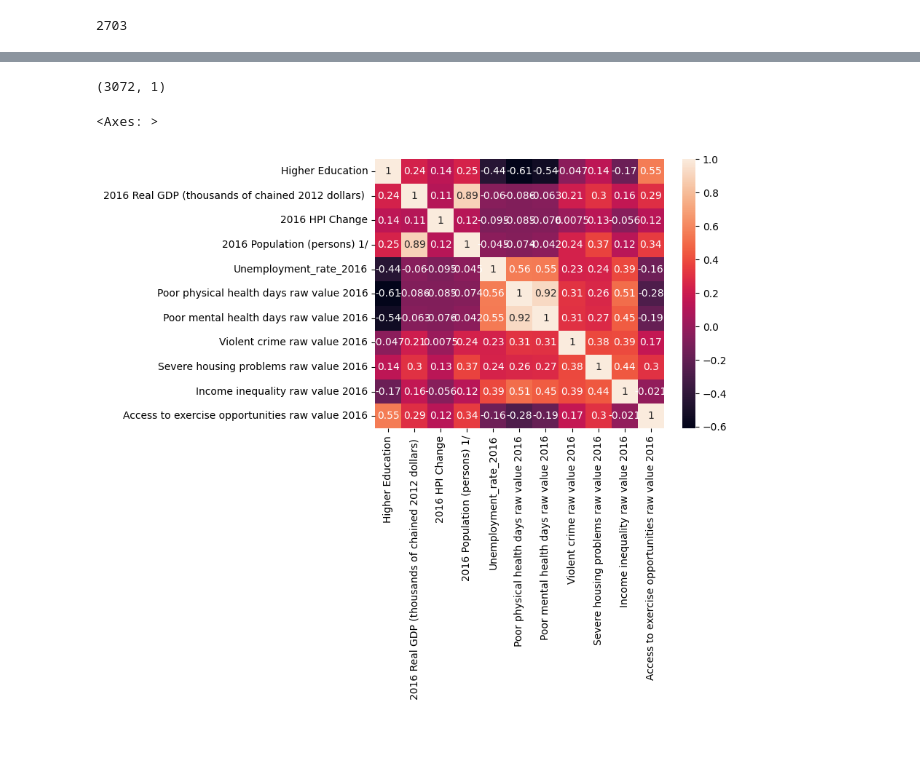
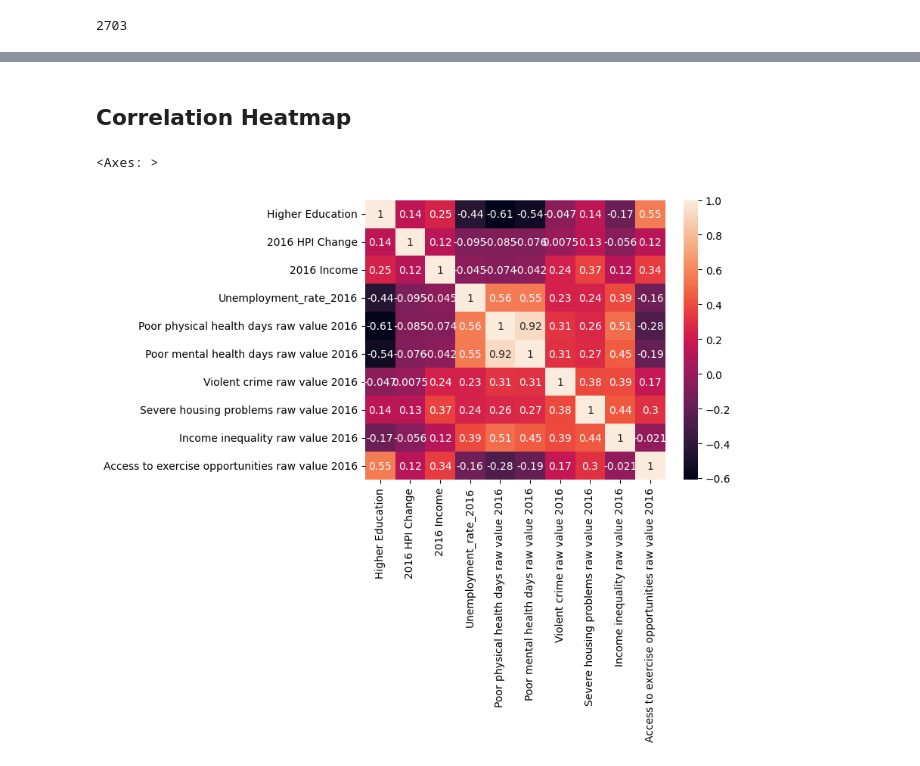
Before and after one commit to FIlipHand/USMigrations, a Jupyter notebook: research/03-valuable-features.ipynb, the cells around one changed output, grey strips where cells are left out. Saved outputs shown, nothing was run; the diff lists cells and outputs as text; code cells hidden in the pictures; blank space fills up the shorter version.

```diff
--- a/research/03-valuable-features.ipynb
+++ b/research/03-valuable-features.ipynb
@@ -10,6 +12,8 @@ FIPS = 'FIPS code'
 df1 = pd.read_csv(os.path.join(get_project_root(), "data/processed/education_data.csv"), sep=';')
 # %%
  # education
-edu =  df1.iloc[:,-2:].sum(axis=1).to_frame(name="Higher Education")
+edu = df1['State'].to_frame(name='State')
+edu['Higher Education'] =  df1.iloc[:,-2:].sum(axis=1)
 edu[FIPS] = df1[FIPS]
+# edu["State"] = df1['State']
 edu = edu.set_index(FIPS)
@@ -45,6 +65,7 @@ df4 = pd.read_csv(os.path.join(get_project_root(), "data/processed/income_data.c
 # %%
 income = df4[[FIPS, '2016 Population (persons) 1/']]
 income = income.set_index(FIPS)
+income = income.rename(columns={'2016 Population (persons) 1/':'2016 Income'})
 # %%
 df5 = pd.read_csv(os.path.join(get_project_root(), "data/processed/unemployment_data.csv"), sep=';')
 # %%
@@ -91,7 +118,12 @@ len(common_fips)
 # %% [output]
 2703
 # %%
-df = edu.join(gdp, how='inner').join(hpi, how='inner').join(income,how='inner' ).join(unempl, how='inner').join(health, how='inner')
+df = edu\
+    .join(hpi, how='inner')\
+    .join(income,how='inner' )\
+    .join(unempl, how='inner')\
+    .join(health, how='inner')\
+    # .join(gdp, how='inner')
 # %%
 df
 # %% [output]
@@ -111,11 +143,9 @@ df
 2716 rows × 11 columns
-# %%
-gdp.shape
-# %% [output]
-(3072, 1)
+# %% [markdown]
+## Correlation Heatmap
 # %%
 import seaborn as sns
-sns.heatmap(df.corr(), annot=True)
+sns.heatmap(df.drop('State',axis=1).corr(), annot=True)
 # %% [output]
 <Axes: >
-[figure, old version]
+[figure, new version]
```
Also changed, not shown: parts of 12 cells of this notebook.
